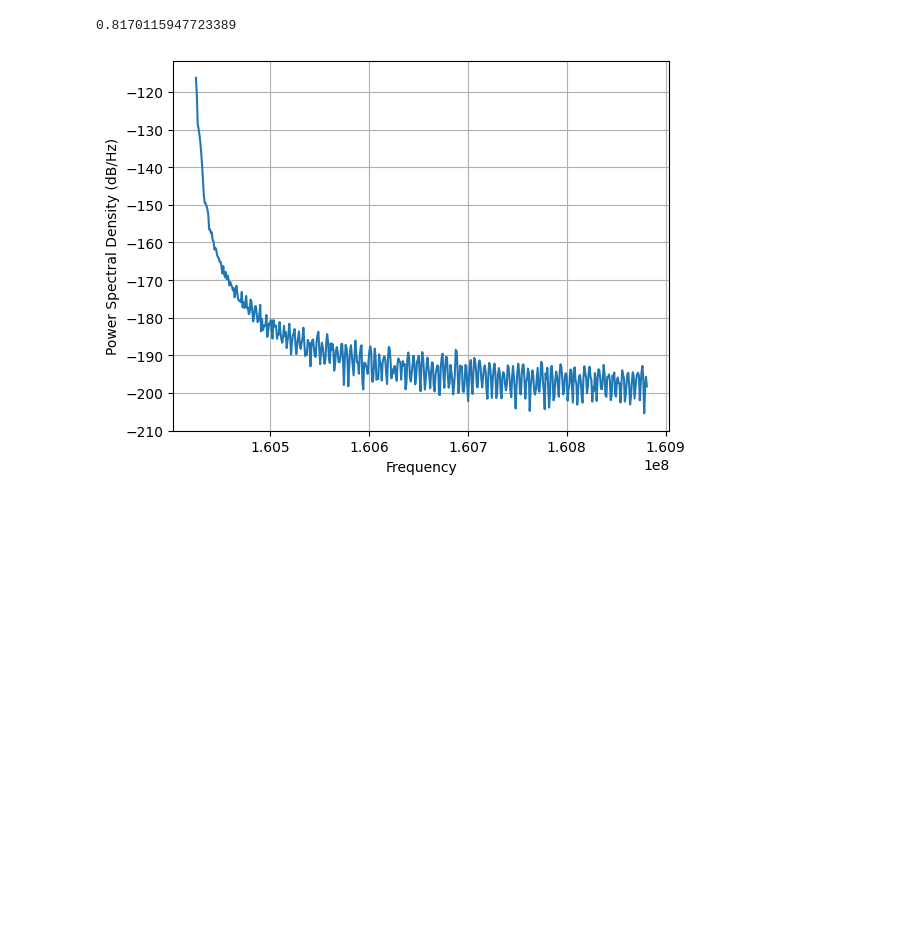
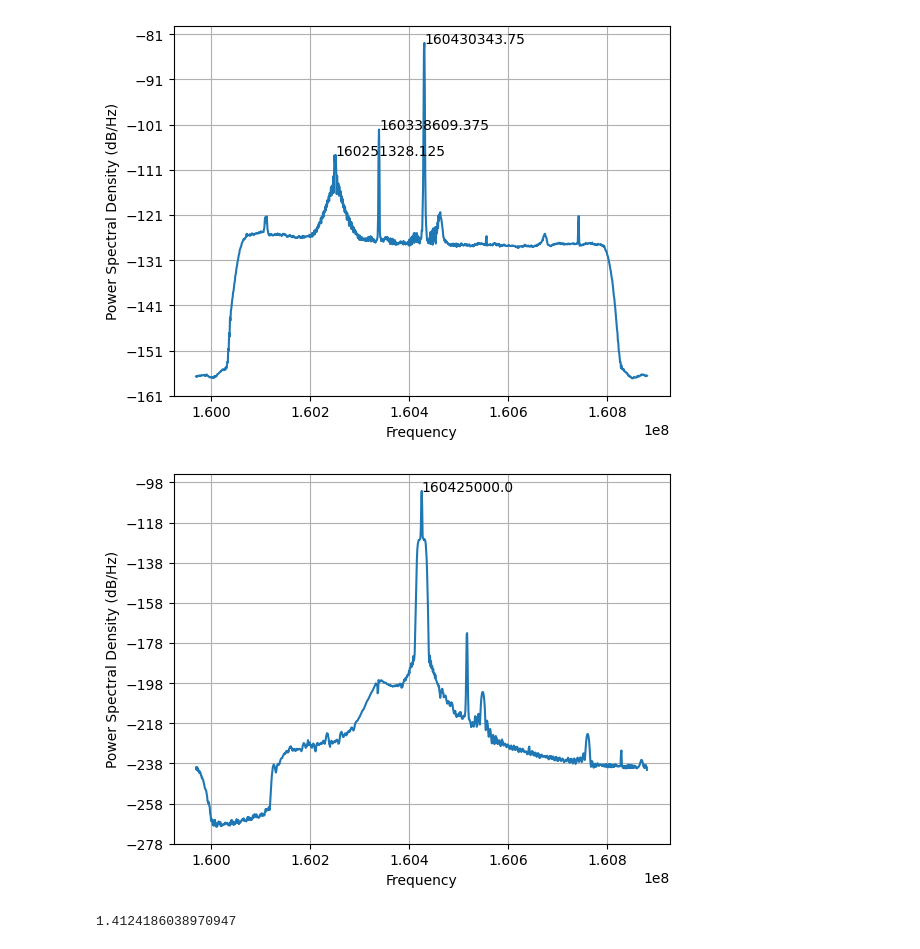
Before and after one commit to bigalnz/test_fft, a Jupyter notebook: notebooks/testing performance.ipynb, the cells around one changed output. Drawn from its saved outputs; the diff is of its cells as text; code cells hidden in the pictures; blank space fills up the shorter version.

Commit message:
New plots

```diff
--- a/notebooks/testing performance.ipynb
+++ b/notebooks/testing performance.ipynb
@@ -4,41 +4,53 @@ from scipy import signal
 import numpy as np
 from matplotlib import pyplot as plt
 import time
 
 samples = np.fromfile('../data/test_1ch.fc32', dtype=np.complex64)
 
 sample_rate = 912000
 center_freq = 160425000
 x = samples
 x = x[:2000000]
 
+# PLOT THE PSD
+fft_freqs = np.linspace(sample_rate / -2, sample_rate / 2, 1024) + center_freq
+psd = plt.psd(x, NFFT=1024, Fs=sample_rate, Fc=center_freq)
+peaks = signal.find_peaks(psd[0], prominence=0.00000000001)
+for peak, prominence in zip(peaks[0], peaks[1]["prominences"]):
+    peak_freq =  ((peak/1024)*sample_rate) + (center_freq-(sample_rate/2))
+    plt.annotate(peak_freq, xy=( peak_freq , 10 * np.log10(prominence)))
+plt.show()
+
 t = np.arange(len(x))/sample_rate
 h = signal.firwin(501, 0.02, pass_zero=True)
-p = np.exp(2j*np.pi*t*86000)
+p = np.exp(2j*np.pi*t*86309)
 
 start = time.time()
 
 x = x * p
 x = signal.convolve(x, h, 'same')
 end = time.time()
+
+# PLOT THE PSD
+fft_freqs = np.linspace(sample_rate / -2, sample_rate / 2, 1024) + center_freq
+psd = plt.psd(x, NFFT=1024, Fs=sample_rate, Fc=center_freq)
+peaks = signal.find_peaks(psd[0], prominence=0.00000000001)
+for peak, prominence in zip(peaks[0], peaks[1]["prominences"]):
+    peak_freq =  ((peak/1024)*sample_rate) + (center_freq-(sample_rate/2))
+    plt.annotate(peak_freq, xy=( peak_freq , 10 * np.log10(prominence)))
+plt.show()
 
 x = x[::100]
 x = np.abs(x)
 x = signal.convolve(x, [1]*189, 'same')/189
 
 print(end - start)
 
 #x = 10 * np.log10(x)
 #psd = plt.psd(x, NFFT=1024, Fs=sample_rate, Fc=center_freq)
 
-# PLOT THE PSD
-fft_freqs = np.linspace(sample_rate / -2, sample_rate / 2, 1024) + center_freq
-psd = plt.psd(x, NFFT=1024, Fs=sample_rate, Fc=center_freq)
-peaks = signal.find_peaks(psd[0], prominence=0.00000000001)
-for peak, prominence in zip(peaks[0], peaks[1]["prominences"]):
-    peak_freq =  ((peak/1024)*sample_rate) + (center_freq-(sample_rate/2))
-    plt.annotate(peak_freq, xy=( peak_freq , 10 * np.log10(prominence)))
-plt.show()
+sample_rate = sample_rate/100
 # %% [output]
+[figure, new version]
+[figure, added]
-0.8170115947723389
+1.4124186038970947
-[figure, old version]
```
